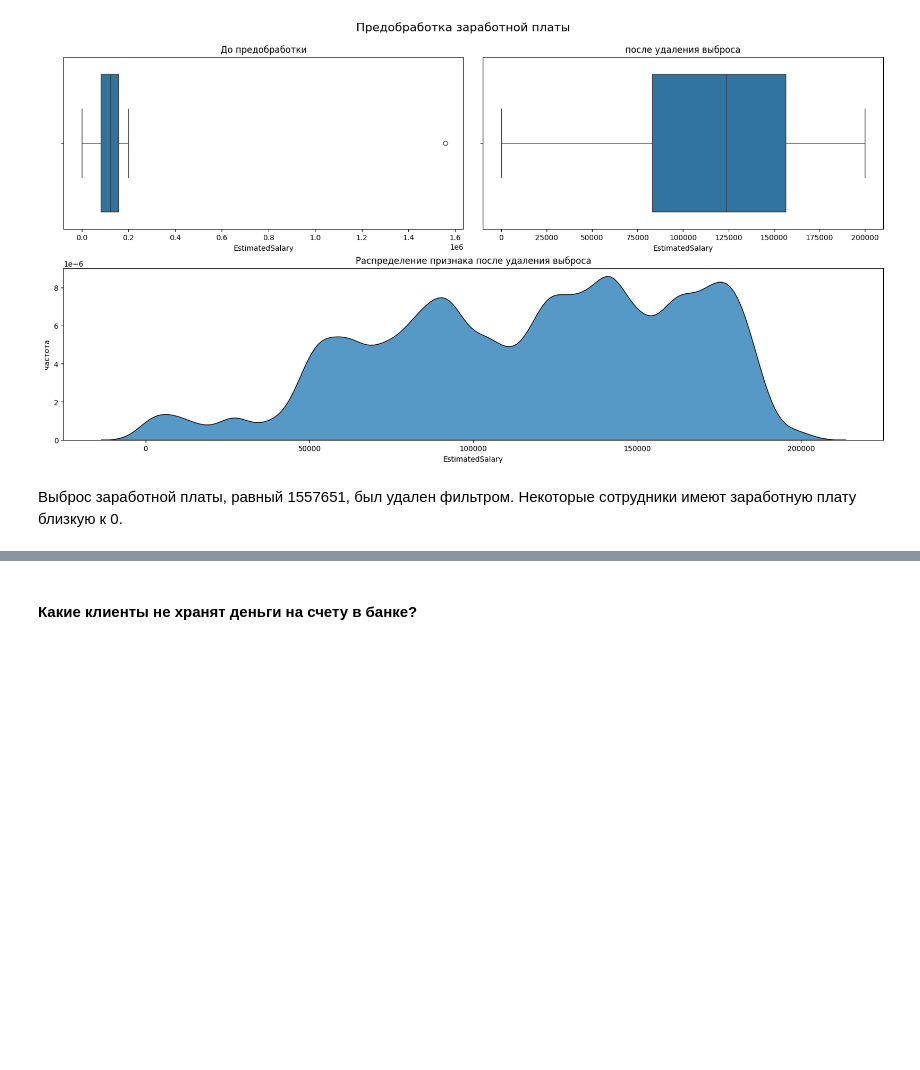
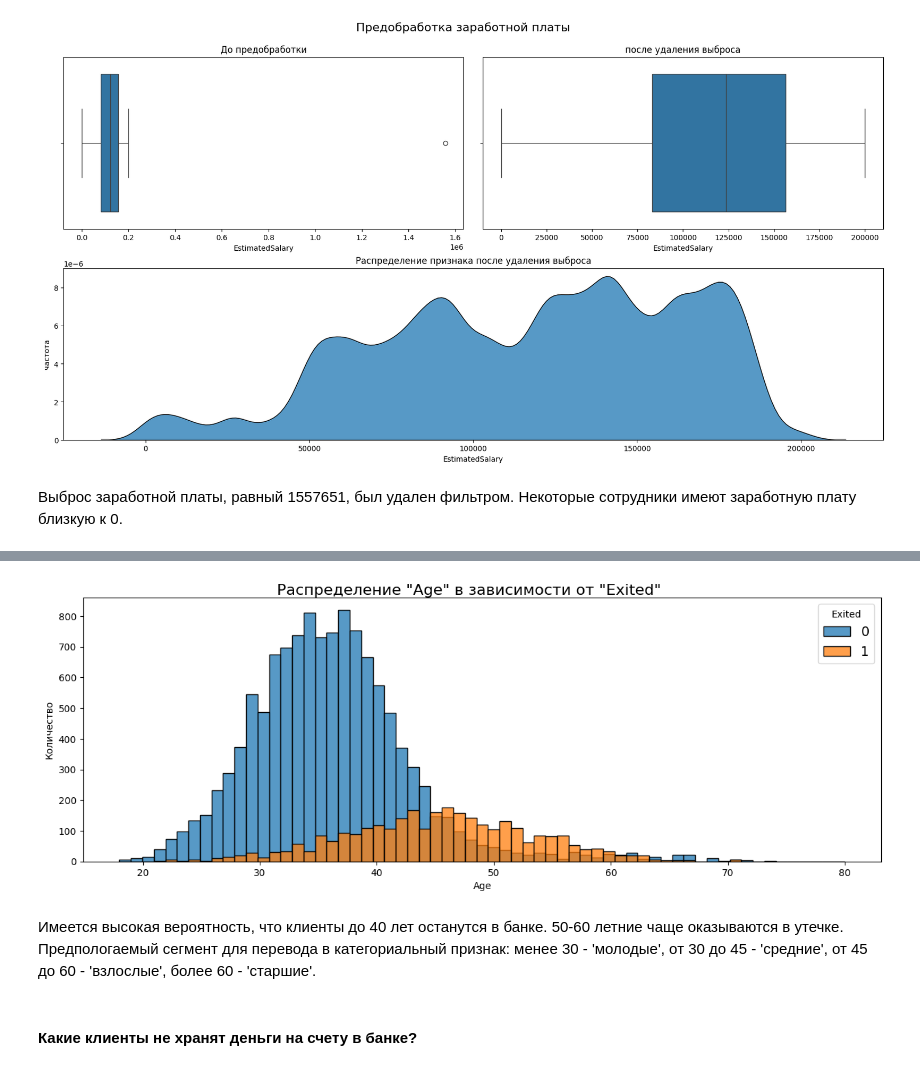
Before and after one commit to serguntsov/webbee_predict_customer_churn, a Jupyter notebook: pred_customer_churn.ipynb, the cells around one changed output, grey strips where cells are left out. Cells and saved outputs as stored; diff of their text form; code cells hidden in the pictures; blank space fills up the shorter version.

```diff
--- a/pred_customer_churn.ipynb
+++ b/pred_customer_churn.ipynb
@@ -263,3 +300,24 @@ plt.show()
+# %%
+fig, ax = plt.subplots(1, 1, figsize=(15, 5))
+plt.suptitle('Распределение "Age" в зависимости от "Exited"', fontsize=16, y=0.92)
+
+sns.histplot(data=train_customer_churn.query('Exited == 0'),
+             x='Age',
+             ax=ax,
+             label='0',
+             bins=np.linspace(18, 80, 64))
+sns.histplot(data=train_customer_churn.query('Exited == 1'),
+             x='Age',
+             ax=ax,
+             label='1',
+             bins=np.linspace(18, 80, 64))
+plt.ylabel('Количество')
+plt.legend(title='Exited', fontsize=14)
+plt.show()
+# %% [output]
+[figure, added]
+# %% [markdown]
+Имеется высокая вероятность, что клиенты до 40 лет останутся в банке. 50-60 летние чаще оказываются в утечке. Предпологаемый сегмент для перевода в категориальный признак: менее 30 - 'молодые', от 30 до 45 - 'средние', от 45 до 60 - 'взлослые', более 60 - 'старшие'.
 # %% [markdown]
 #### Какие клиенты не хранят деньги на счету в банке?
 # %%
```
Also changed, not shown: parts of 17 cells of this notebook.
